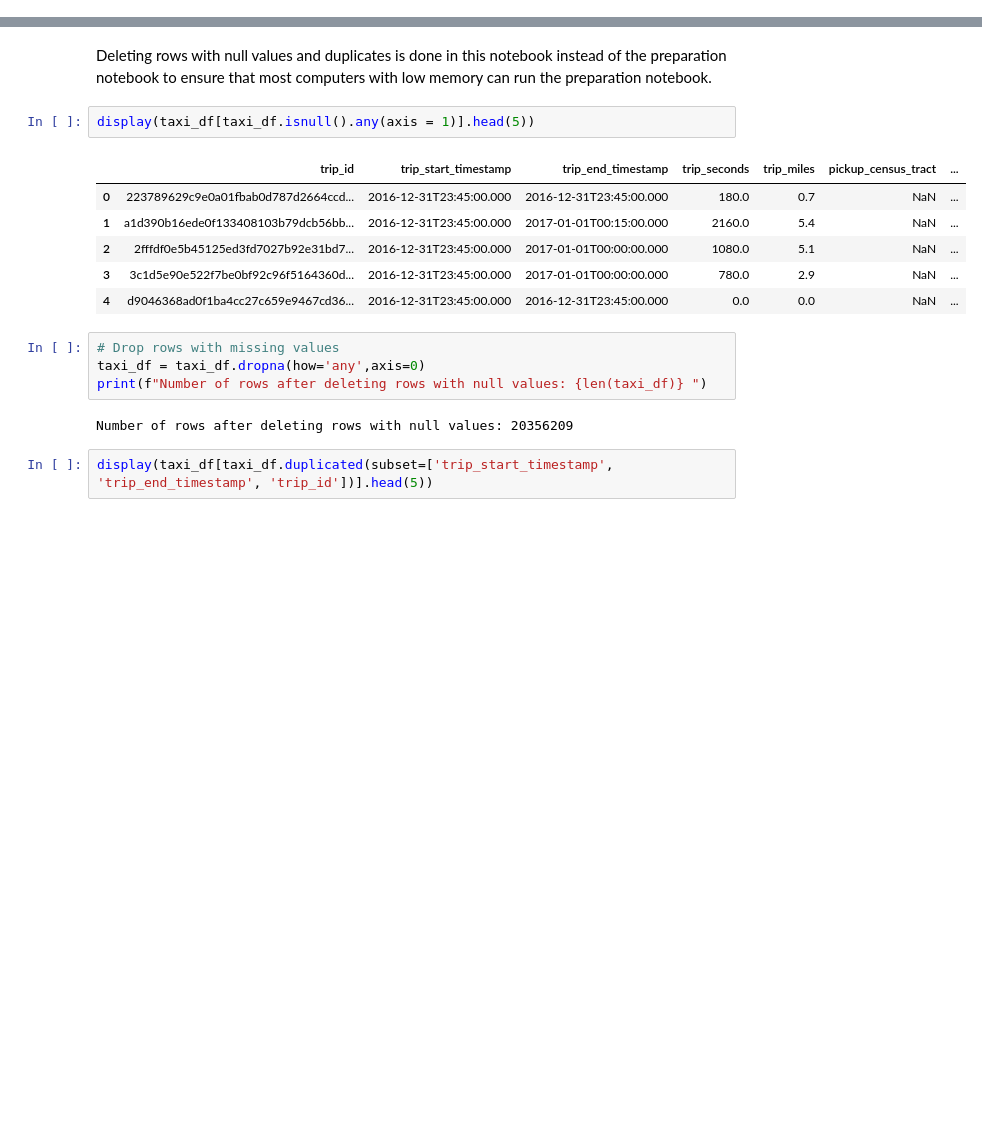
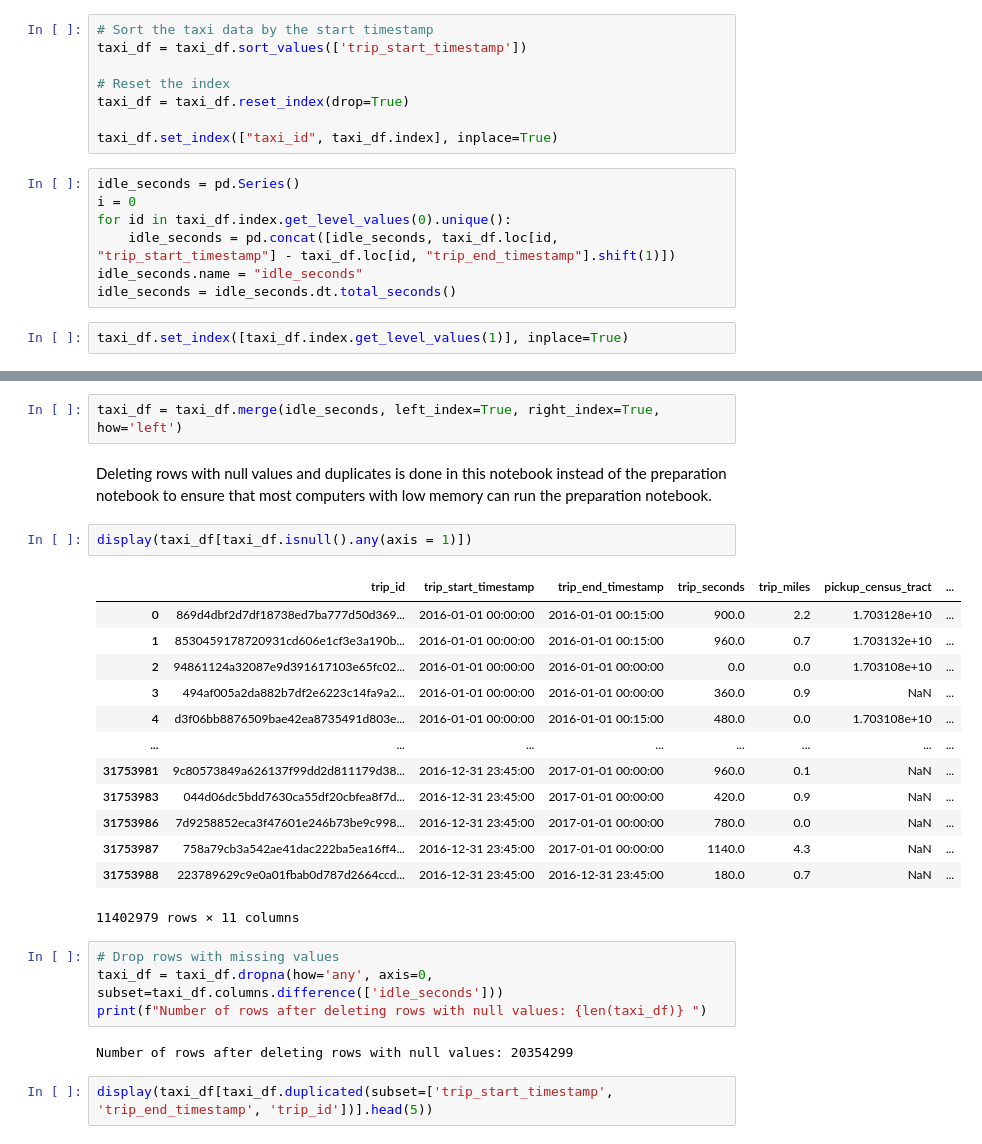
Before and after one commit to yassinehammou27/AAA_intentionally_blank, a Jupyter notebook: preprocess.ipynb, the cells around one changed output, grey strips where cells are left out. Saved outputs shown, nothing was run; the diff lists cells and outputs as text; blank space fills up the shorter version.

```diff
--- a/preprocess.ipynb
+++ b/preprocess.ipynb
@@ -66,0 +87,17 @@ taxi_df = taxi_df.drop(columns=['pickup_centroid_latitude', 'pickup_centroid_lon
+# %%
+# Sort the taxi data by the start timestamp
+taxi_df = taxi_df.sort_values(['trip_start_timestamp'])
+
+# Reset the index
+taxi_df = taxi_df.reset_index(drop=True)
+
+taxi_df.set_index(["taxi_id", taxi_df.index], inplace=True)
+# %%
+idle_seconds = pd.Series()
+i = 0
+for id in taxi_df.index.get_level_values(0).unique():
+    idle_seconds = pd.concat([idle_seconds, taxi_df.loc[id, "trip_start_timestamp"] - taxi_df.loc[id, "trip_end_timestamp"].shift(1)])
+idle_seconds.name = "idle_seconds"
+idle_seconds = idle_seconds.dt.total_seconds()
+# %%
+taxi_df.set_index([taxi_df.index.get_level_values(1)], inplace=True)
@@ -67,20 +119,29 @@ taxi_df = taxi_df.drop(columns=['pickup_centroid_latitude', 'pickup_centroid_lon
+# %%
+taxi_df = taxi_df.merge(idle_seconds, left_index=True, right_index=True, how='left')
 # %% [markdown]
 Deleting rows with null values and duplicates is done in this notebook instead of the preparation notebook to ensure that most computers with low memory can run the preparation notebook.
 # %%
-display(taxi_df[taxi_df.isnull().any(axis = 1)].head(5))
+display(taxi_df[taxi_df.isnull().any(axis = 1)])
 # %% [output]
 |  | trip_id | trip_start_timestamp | trip_end_timestamp | trip_seconds | trip_miles | pickup_census_tract | ... |
-| 0 | 223789629c9e0a01fbab0d787d2664ccd... | 2016-12-31T23:45:00.000 | 2016-12-31T23:45:00.000 | 180.0 | 0.7 | NaN | ... |
-| 1 | a1d390b16ede0f133408103b79dcb56bb... | 2016-12-31T23:45:00.000 | 2017-01-01T00:15:00.000 | 2160.0 | 5.4 | NaN | ... |
-| 2 | 2fffdf0e5b45125ed3fd7027b92e31bd7... | 2016-12-31T23:45:00.000 | 2017-01-01T00:00:00.000 | 1080.0 | 5.1 | NaN | ... |
-| 3 | 3c1d5e90e522f7be0bf92c96f5164360d... | 2016-12-31T23:45:00.000 | 2017-01-01T00:00:00.000 | 780.0 | 2.9 | NaN | ... |
-| 4 | d9046368ad0f1ba4cc27c659e9467cd36... | 2016-12-31T23:45:00.000 | 2016-12-31T23:45:00.000 | 0.0 | 0.0 | NaN | ... |
+| 0 | 869d4dbf2d7df18738ed7ba777d50d369... | 2016-01-01 00:00:00 | 2016-01-01 00:15:00 | 900.0 | 2.2 | 1.703128e+10 | ... |
+| 1 | 8530459178720931cd606e1cf3e3a190b... | 2016-01-01 00:00:00 | 2016-01-01 00:15:00 | 960.0 | 0.7 | 1.703132e+10 | ... |
+| 2 | 94861124a32087e9d391617103e65fc02... | 2016-01-01 00:00:00 | 2016-01-01 00:00:00 | 0.0 | 0.0 | 1.703108e+10 | ... |
+| 3 | 494af005a2da882b7df2e6223c14fa9a2... | 2016-01-01 00:00:00 | 2016-01-01 00:00:00 | 360.0 | 0.9 | NaN | ... |
+| 4 | d3f06bb8876509bae42ea8735491d803e... | 2016-01-01 00:00:00 | 2016-01-01 00:15:00 | 480.0 | 0.0 | 1.703108e+10 | ... |
+| ... | ... | ... | ... | ... | ... | ... | ... |
+| 31753981 | 9c80573849a626137f99dd2d811179d38... | 2016-12-31 23:45:00 | 2017-01-01 00:00:00 | 960.0 | 0.1 | NaN | ... |
+| 31753983 | 044d06dc5bdd7630ca55df20cbfea8f7d... | 2016-12-31 23:45:00 | 2017-01-01 00:00:00 | 420.0 | 0.9 | NaN | ... |
+| 31753986 | 7d9258852eca3f47601e246b73be9c998... | 2016-12-31 23:45:00 | 2017-01-01 00:00:00 | 780.0 | 0.0 | NaN | ... |
+| 31753987 | 758a79cb3a542ae41dac222ba5ea16ff4... | 2016-12-31 23:45:00 | 2017-01-01 00:00:00 | 1140.0 | 4.3 | NaN | ... |
+| 31753988 | 223789629c9e0a01fbab0d787d2664ccd... | 2016-12-31 23:45:00 | 2016-12-31 23:45:00 | 180.0 | 0.7 | NaN | ... |
+11402979 rows × 11 columns
 # %%
 # Drop rows with missing values
-taxi_df = taxi_df.dropna(how='any',axis=0)
+taxi_df = taxi_df.dropna(how='any', axis=0, subset=taxi_df.columns.difference(['idle_seconds']))
 print(f"Number of rows after deleting rows with null values: {len(taxi_df)} ")
 # %% [output]
-Number of rows after deleting rows with null values: 20356209
+Number of rows after deleting rows with null values: 20354299
 # %%
 display(taxi_df[taxi_df.duplicated(subset=['trip_start_timestamp', 'trip_end_timestamp', 'trip_id'])].head(5))
 # %% [output]
```
Also changed, not shown: parts of 14 cells of this notebook, 2 other files.
